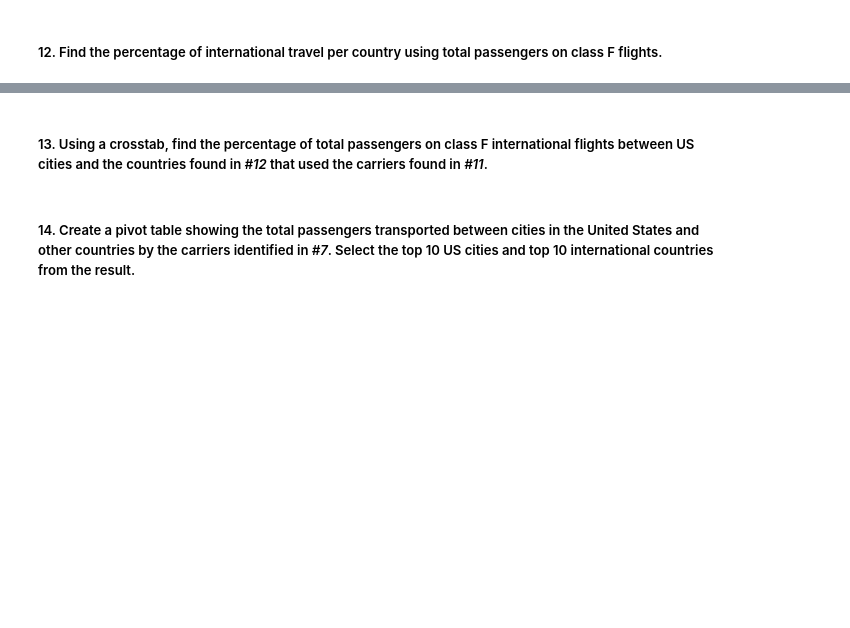
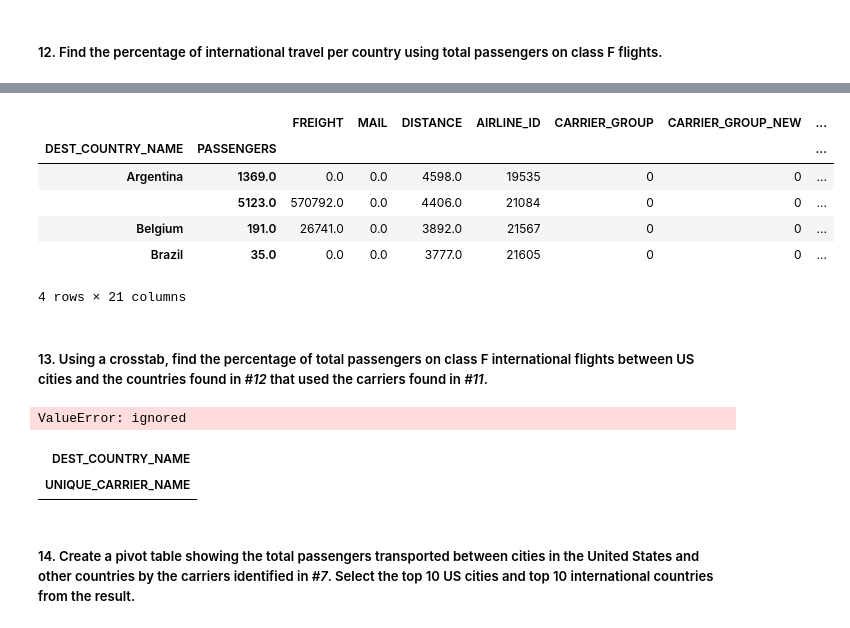
Before and after one commit to dmdigrande/dmdigrande.github.io, a Jupyter notebook: week1-assignment1-pandas-exercises.ipynb, the cells around one changed output, grey strips where cells are left out. Saved outputs shown, nothing was run; the diff lists cells and outputs as text; code cells hidden in the pictures; blank space fills up the shorter version.

```diff
--- a/week1-assignment1-pandas-exercises.ipynb
+++ b/week1-assignment1-pandas-exercises.ipynb
@@ -227,4 +295,43 @@ passengers_by_destination
+# %%
+passengers_per_country = class_f_flights.groupby(['DEST_COUNTRY_NAME','PASSENGERS']).sum()
+
+total_pass = class_f_flights['PASSENGERS'].sum()
+
+passengers_per_country.head(4)
+# %% [output]
+|  |  | FREIGHT | MAIL | DISTANCE | AIRLINE_ID | CARRIER_GROUP | CARRIER_GROUP_NEW | ... |
+| DEST_COUNTRY_NAME | PASSENGERS |  |  |  |  |  |  | ... |
+| Argentina | 1369.0 | 0.0 | 0.0 | 4598.0 | 19535 | 0 | 0 | ... |
+|  | 5123.0 | 570792.0 | 0.0 | 4406.0 | 21084 | 0 | 0 | ... |
+| Belgium | 191.0 | 26741.0 | 0.0 | 3892.0 | 21567 | 0 | 0 | ... |
+| Brazil | 35.0 | 0.0 | 0.0 | 3777.0 | 21605 | 0 | 0 | ... |
+4 rows × 21 columns
 # %% [markdown]
 ##### 13. Using a crosstab, find the percentage of total passengers on class F international flights between US cities and the countries found in *#12* that used the carriers found in *#11*.
+# %%
+#help
+
+crosstab_table = pd.crosstab(
+    (class_f_flights['UNIQUE_CARRIER_NAME'] == ['Alaska Airlines Inc.', 'Delta Air Lines Inc.','JetBlue Airways']),
+    class_f_flights['DEST_COUNTRY_NAME'] == ['Argentina', 'Belgium', 'Brazil'],
+    values=class_f_flights['PASSENGERS'],
+    aggfunc='sum',
+    normalize='index')
+
+crosstab_table
+# %% [output]
+ValueError: ignored
+# %%
+filtered_flights = class_f_flights[(class_f_flights['UNIQUE_CARRIER_NAME'] == 'Alaska Airlines Inc.') &
+ (class_f_flights['DEST_COUNTRY_NAME'].isin(['Argentina', 'Belgium', 'United States']) &
+  (class_f_flights['ORIGIN_COUNTRY_NAME'].isin(['Argentina', 'Belgium', 'United States'])))]
+
+crosstab_table = pd.crosstab(filtered_flights['UNIQUE_CARRIER_NAME'], filtered_flights['DEST_COUNTRY_NAME'],
+                             values=filtered_flights['PASSENGERS'], aggfunc='sum', normalize='index')
+
+crosstab_table
+# %% [output]
+| DEST_COUNTRY_NAME |
+| UNIQUE_CARRIER_NAME |
 # %% [markdown]
 ##### 14. Create a pivot table showing the total passengers transported between cities in the United States and other countries by the carriers identified in *#7*. Select the top 10 US cities and top 10 international countries from the result.
```
Also changed, not shown: parts of 11 cells of this notebook.
